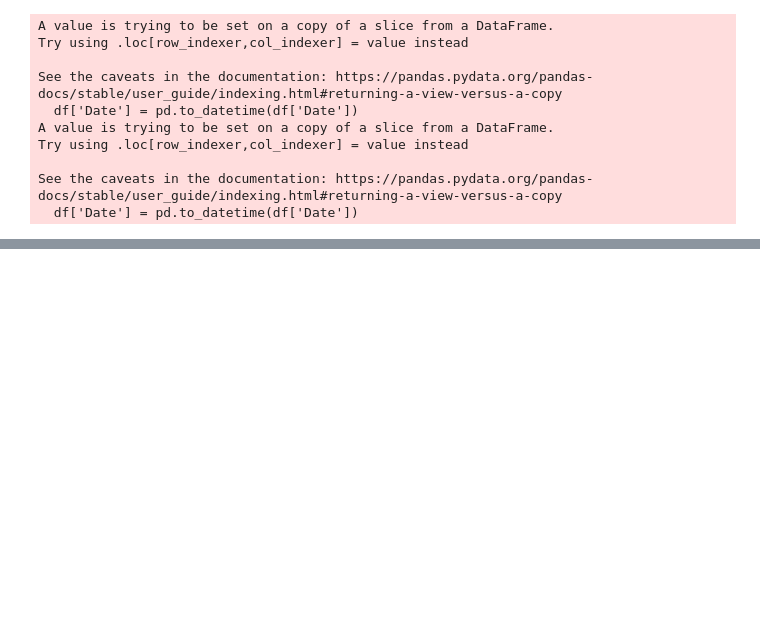
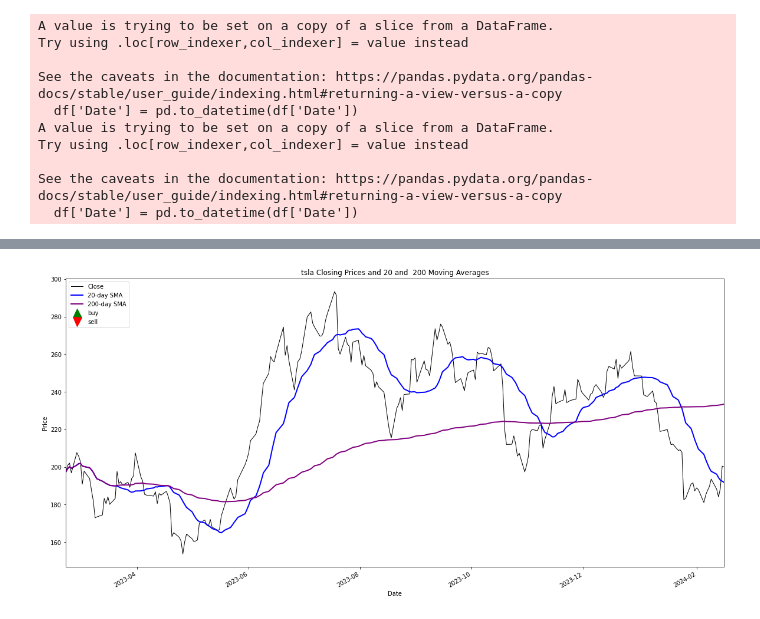
Before and after one commit to suhanimittal03/TBTFW-THA-027, a Jupyter notebook: test.ipynb, the cells around one changed output, grey strips where cells are left out. Drawn from its saved outputs; the diff is of its cells as text; code cells hidden in the pictures; blank space fills up the shorter version.

```diff
--- a/test.ipynb
+++ b/test.ipynb
@@ -84,60 +107,62 @@ KeyError: 'position'
 # %%
-start_date = stocks_df[stock]['date'].iloc[0]
-end_date = stocks_df[stock]['date'].iloc[-1]
-strategy='SMA'
-short_window=20
-long_window=200
-stock='tsla'
-short_wd = str(short_window) + '_day_moving_avg'
-long_wd = str(long_window) + '_day_moving_avg'
+def crossoverstrategey(strategy, stock, stocks_df, short_window=20, long_window=200):
+    # close_price = stocks_df[stock]['close']
+    start_date = stocks_df[stock]['date'].iloc[0]
+    end_date = stocks_df[stock]['date'].iloc[-1]
 
-if strategy == 'SMA':
-    stocks_df[stock][short_wd] = stocks_df[stock]['close'].rolling(window=short_window, min_periods=1).mean()
-    stocks_df[stock][long_wd] = stocks_df[stock]['close'].rolling(window=long_window, min_periods=1).mean()
+    short_wd = str(short_window) + '_day_moving_avg'
+    long_wd = str(long_window) + '_day_moving_avg'
 
-# generate the signal
-stocks_df[stock]['signal'] = 0
-stocks_df[stock]['signal'] = np.where(stocks_df[stock][short_wd] > stocks_df[stock][long_wd], 1, 0)
+    if strategy == 'SMA':
+        stocks_df[stock][short_wd] = stocks_df[stock]['close'].rolling(window=short_window, min_periods=1).mean()
+        stocks_df[stock][long_wd] = stocks_df[stock]['close'].rolling(window=long_window, min_periods=1).mean()
 
-stocks_df[stock]['position'] = stocks_df[stock]['signal'].diff()
+    # generate the signal
+    stocks_df[stock]['signal'] = 0
+    stocks_df[stock]['signal'] = np.where(stocks_df[stock][short_wd] > stocks_df[stock][long_wd], 1, 0)
 
-plt.figure(figsize=(20,10))
-plt.plot(stocks_df[stock]['date'], stocks_df[stock]['close'], label='Close', color='black', lw=1)
+    stocks_df[stock]['position'] = stocks_df[stock]['signal'].diff()
 
-# Plot smoothed moving averages
-plt.plot(stocks_df[stock]['date'], stocks_df[stock]['20_day_moving_avg'], label='20-day SMA', color='blue', lw=2)
-plt.plot(stocks_df[stock]['date'], stocks_df[stock]['200_day_moving_avg'], label='200-day SMA', color='purple', lw=2)
+    plt.figure(figsize=(20,10))
+    plt.plot(stocks_df[stock]['date'], stocks_df[stock]['close'], label='Close', color='black', lw=1)
+
+    # Plot smoothed moving averages
+    plt.plot(stocks_df[stock]['date'], stocks_df[stock]['20_day_moving_avg'], label='20-day SMA', color='blue', lw=2)
+    plt.plot(stocks_df[stock]['date'], stocks_df[stock]['200_day_moving_avg'], label='200-day SMA', color='purple', lw=2)
 
 
-plt.plot(stocks_df[stock][stocks_df[stock]['position'] == 1].index,
-            stocks_df[stock][short_wd][stocks_df[stock]['position'] == 1],
-            '^', markersize = 15, color = 'g', alpha = 0.7, label = 'buy')
+    plt.plot(stocks_df[stock][stocks_df[stock]['position'] == 1].index,
+                stocks_df[stock][short_wd][stocks_df[stock]['position'] == 1],
+                '^', markersize = 15, color = 'g', alpha = 1, label = 'buy')
 
-    # plot 'sell' signals
-plt.plot(stocks_df[stock][stocks_df[stock]['position'] == -1].index,
-        stocks_df[stock][short_wd][stocks_df[stock]['position'] == -1],
-        'v', markersize = 15, color = 'r', alpha = 0.7, label = 'sell')
+        # plot 'sell' signals
+    plt.plot(stocks_df[stock][stocks_df[stock]['position'] == -1].index,
+            stocks_df[stock][short_wd][stocks_df[stock]['position'] == -1],
+            'v', markersize = 15, color = 'r', alpha = 1, label = 'sell')
 
-# Set plot title and labels
-plt.title(f'{comp} Closing Prices and {short_window} and  {long_window} Moving Averages')
-plt.xlabel('Date')
-plt.ylabel('Price')
-# plt.grid(True)
+    # Set plot title and labels
+    plt.title(f'{comp} Closing Prices and {short_window} and  {long_window} Moving Averages')
+    plt.xlabel('Date')
+    plt.ylabel('Price')
+    # plt.grid(True)
 
-# Format date axis
-plt.gca().xaxis.set_major_formatter(mdates.DateFormatter('%Y-%m'))
-plt.gca().xaxis.set_major_locator(mdates.MonthLocator(interval=2))
-plt.gcf().autofmt_xdate()
+    # Format date axis
+    plt.gca().xaxis.set_major_formatter(mdates.DateFormatter('%Y-%m'))
+    plt.gca().xaxis.set_major_locator(mdates.MonthLocator(interval=2))
+    plt.gcf().autofmt_xdate()
 
-# Adjust legend position
-plt.legend(loc='upper left')
-plt.xlim(start_date, end_date)
-plt.show()
-plt.savefig(f'{stock} {short_window} and  {long_window} Moving Averages Crossover.png')
+    # Adjust legend position
+    plt.legend(loc='upper left')
+    plt.xlim(start_date, end_date)
+    # plt.show()
+    # plt.savefig(f'{stock} {short_window} and  {long_window} Moving Averages Crossover.png')
 
-df_pos = stocks_df[stock][(stocks_df[stock]['position'] == 1) | (stocks_df[stock]['position'] == -1)]
-df_pos['position'] = df_pos['position'].apply(lambda x: 'Buy' if x == 1 else 'Sell')
-print(tabulate(df_pos, headers = 'keys', tablefmt = 'psql'))
+    df_pos = stocks_df[stock][(stocks_df[stock]['position'] == 1) | (stocks_df[stock]['position'] == -1)]
+    df_pos['position'] = df_pos['position'].apply(lambda x: 'Buy' if x == 1 else 'Sell')
+    print(tabulate(df_pos, headers = 'keys', tablefmt = 'psql'))
 
-stocks_df['tsla'][stocks_df['tsla']['position']==1]
+strategy='SMA'
+for comp in companies:
+    crossoverstrategey(strategy, comp, stocks_df)
+    print(stocks_df[comp][stocks_df[comp]['position']==-1])
 # %% [output]
@@ -164,0 +276 @@ See the caveats in the documentation: https://pandas.pydata.org/pandas-docs/stab
+[figure, new version]
```
Also changed, not shown: parts of 4 cells of this notebook, 1 other file.
